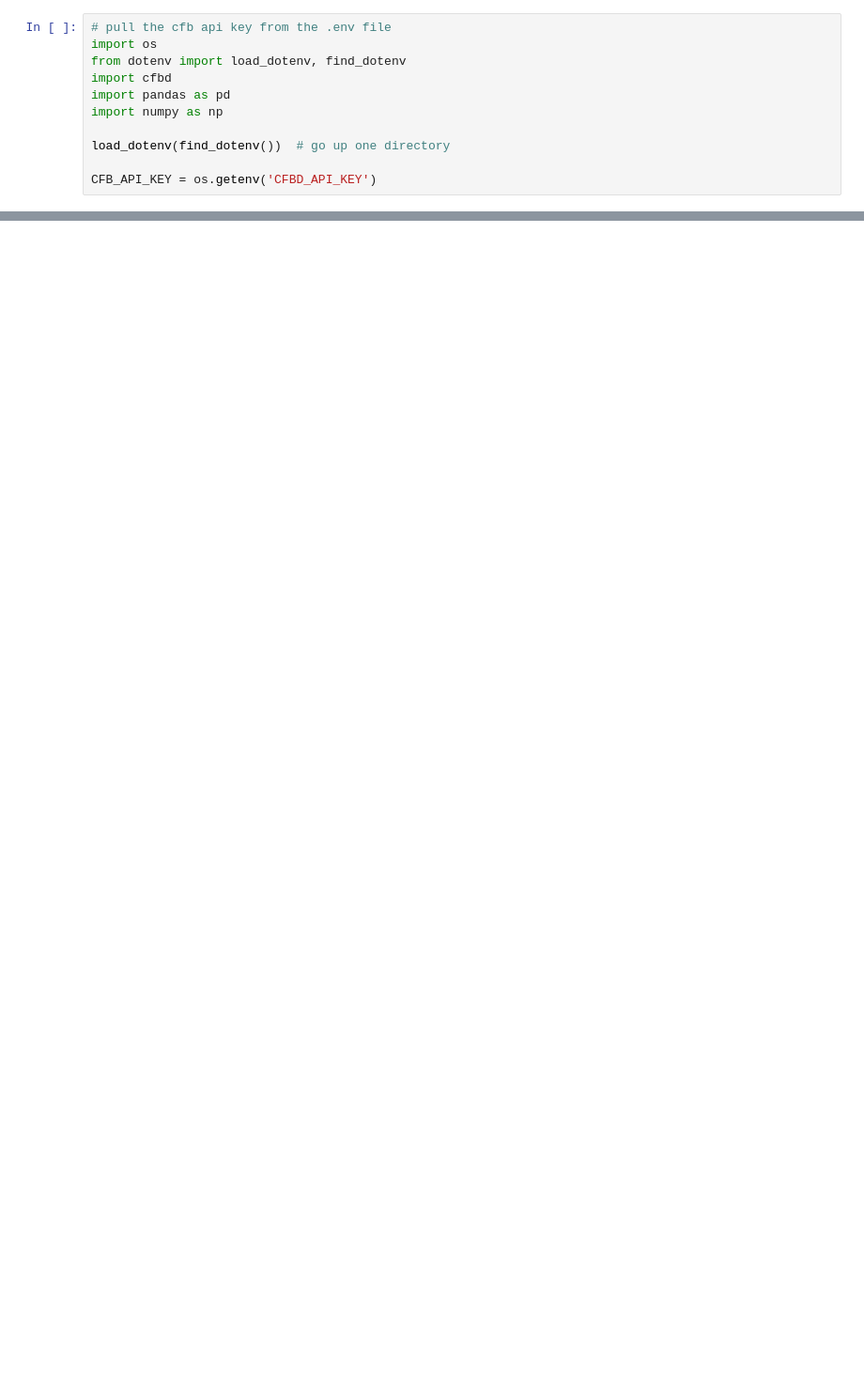
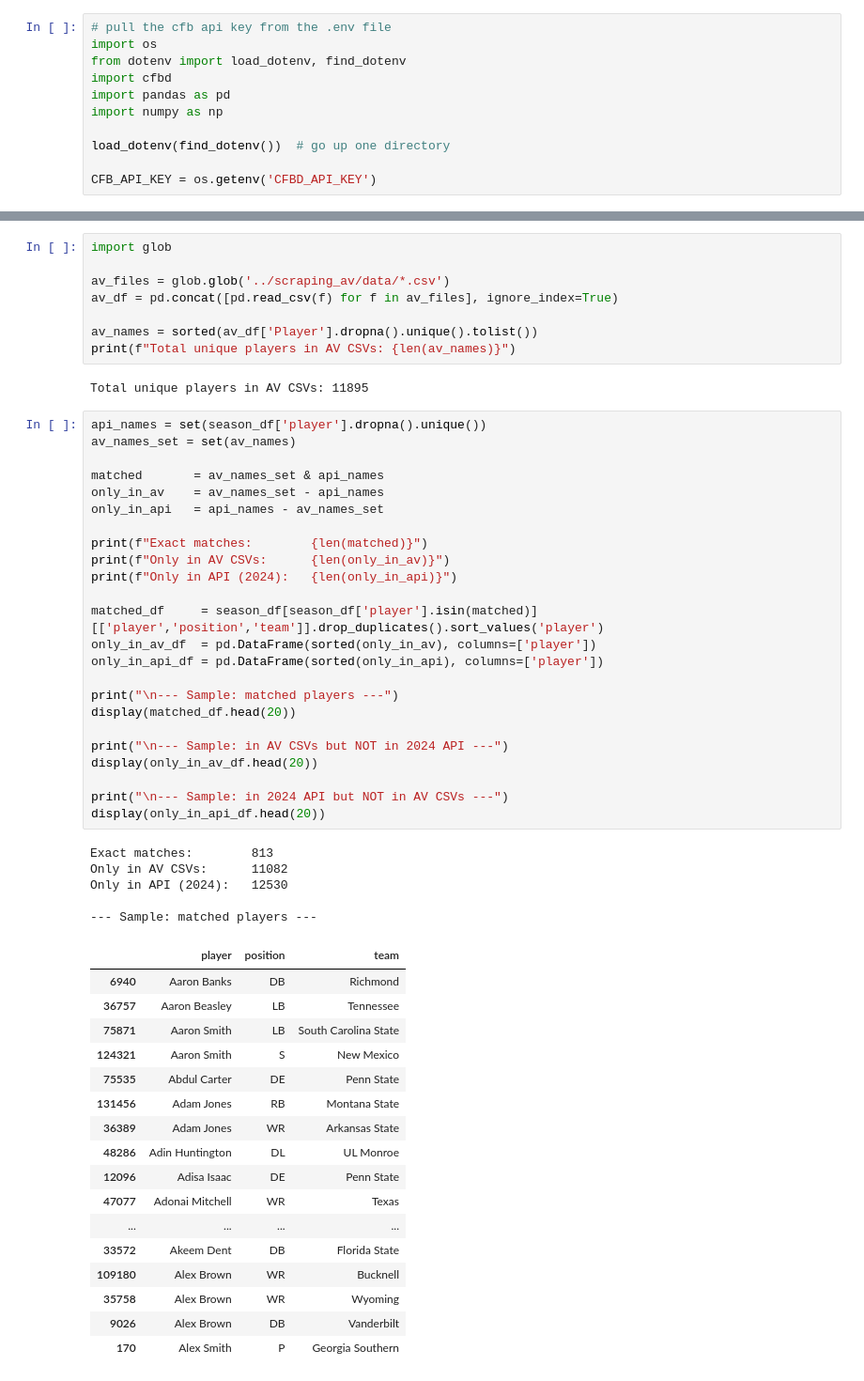
Before and after one commit to arnavk377/DraftSight, a Jupyter notebook: data/exploring_cfb.ipynb, the cells around one changed output, grey strips where cells are left out. Shown at 94% size. Cells and saved outputs as stored; diff of their text form; blank space fills up the shorter version.

```diff
--- a/data/exploring_cfb.ipynb
+++ b/data/exploring_cfb.ipynb
@@ -150,0 +138,57 @@ plt.show()
+# %%
+import glob
+
+av_files = glob.glob('../scraping_av/data/*.csv')
+av_df = pd.concat([pd.read_csv(f) for f in av_files], ignore_index=True)
+
+av_names = sorted(av_df['Player'].dropna().unique().tolist())
+print(f"Total unique players in AV CSVs: {len(av_names)}")
+# %% [output]
+Total unique players in AV CSVs: 11895
+# %%
+api_names = set(season_df['player'].dropna().unique())
+av_names_set = set(av_names)
+
+matched       = av_names_set & api_names
+only_in_av    = av_names_set - api_names
+only_in_api   = api_names - av_names_set
+
+print(f"Exact matches:        {len(matched)}")
+print(f"Only in AV CSVs:      {len(only_in_av)}")
+print(f"Only in API (2024):   {len(only_in_api)}")
+
+matched_df     = season_df[season_df['player'].isin(matched)][['player','position','team']].drop_duplicates().sort_values('player')
+only_in_av_df  = pd.DataFrame(sorted(only_in_av), columns=['player'])
+only_in_api_df = pd.DataFrame(sorted(only_in_api), columns=['player'])
+
+print("\n--- Sample: matched players ---")
+display(matched_df.head(20))
+
+print("\n--- Sample: in AV CSVs but NOT in 2024 API ---")
+display(only_in_av_df.head(20))
+
+print("\n--- Sample: in 2024 API but NOT in AV CSVs ---")
+display(only_in_api_df.head(20))
+# %% [output]
+Exact matches:        813
+Only in AV CSVs:      11082
+Only in API (2024):   12530
+
+--- Sample: matched players ---
+|  | player | position | team |
+| 6940 | Aaron Banks | DB | Richmond |
+| 36757 | Aaron Beasley | LB | Tennessee |
+| 75871 | Aaron Smith | LB | South Carolina State |
+| 124321 | Aaron Smith | S | New Mexico |
+| 75535 | Abdul Carter | DE | Penn State |
+| 131456 | Adam Jones | RB | Montana State |
+| 36389 | Adam Jones | WR | Arkansas State |
+| 48286 | Adin Huntington | DL | UL Monroe |
+| 12096 | Adisa Isaac | DE | Penn State |
+| 47077 | Adonai Mitchell | WR | Texas |
+| ... | ... | ... | ... |
+| 33572 | Akeem Dent | DB | Florida State |
+| 109180 | Alex Brown | WR | Bucknell |
+| 35758 | Alex Brown | WR | Wyoming |
+| 9026 | Alex Brown | DB | Vanderbilt |
+| 170 | Alex Smith | P | Georgia Southern |
```
Also changed, not shown: parts of 15 cells of this notebook, 23 other files.
